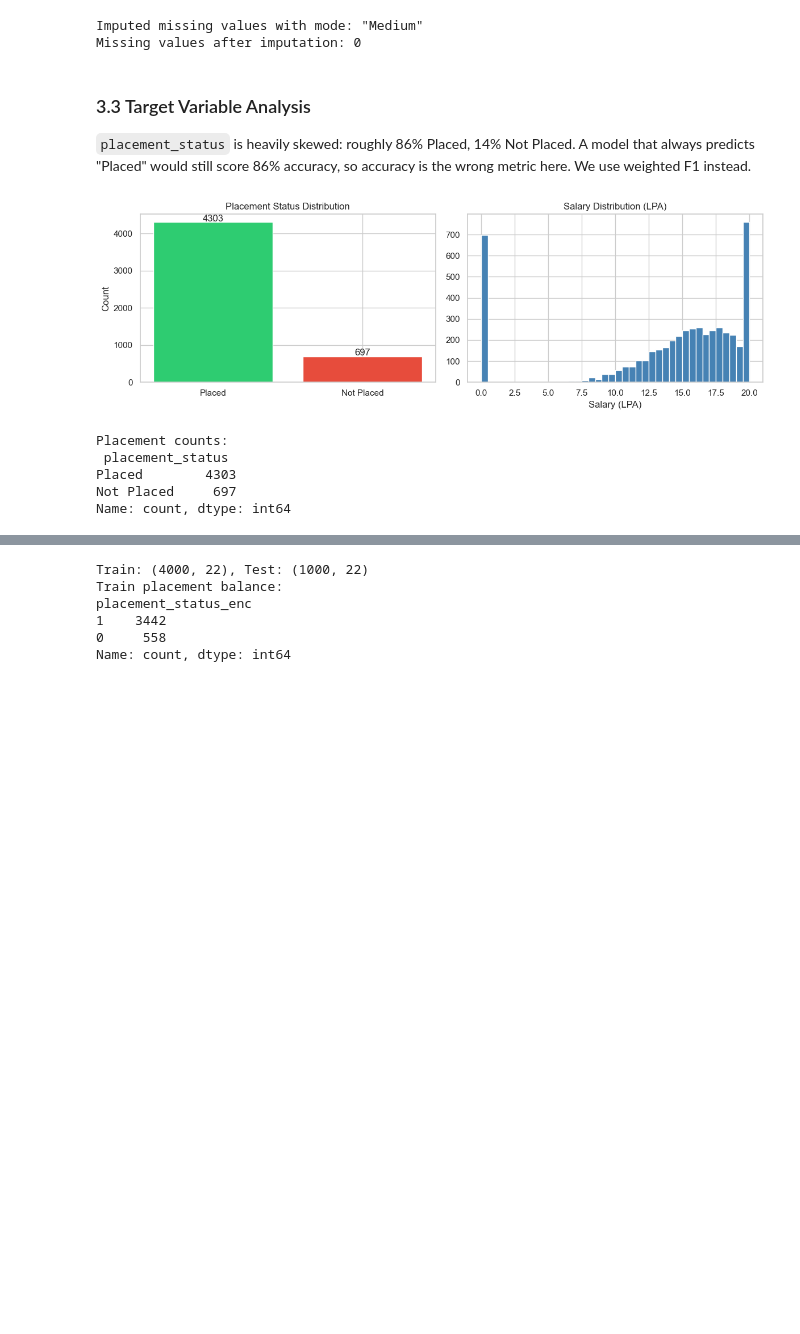
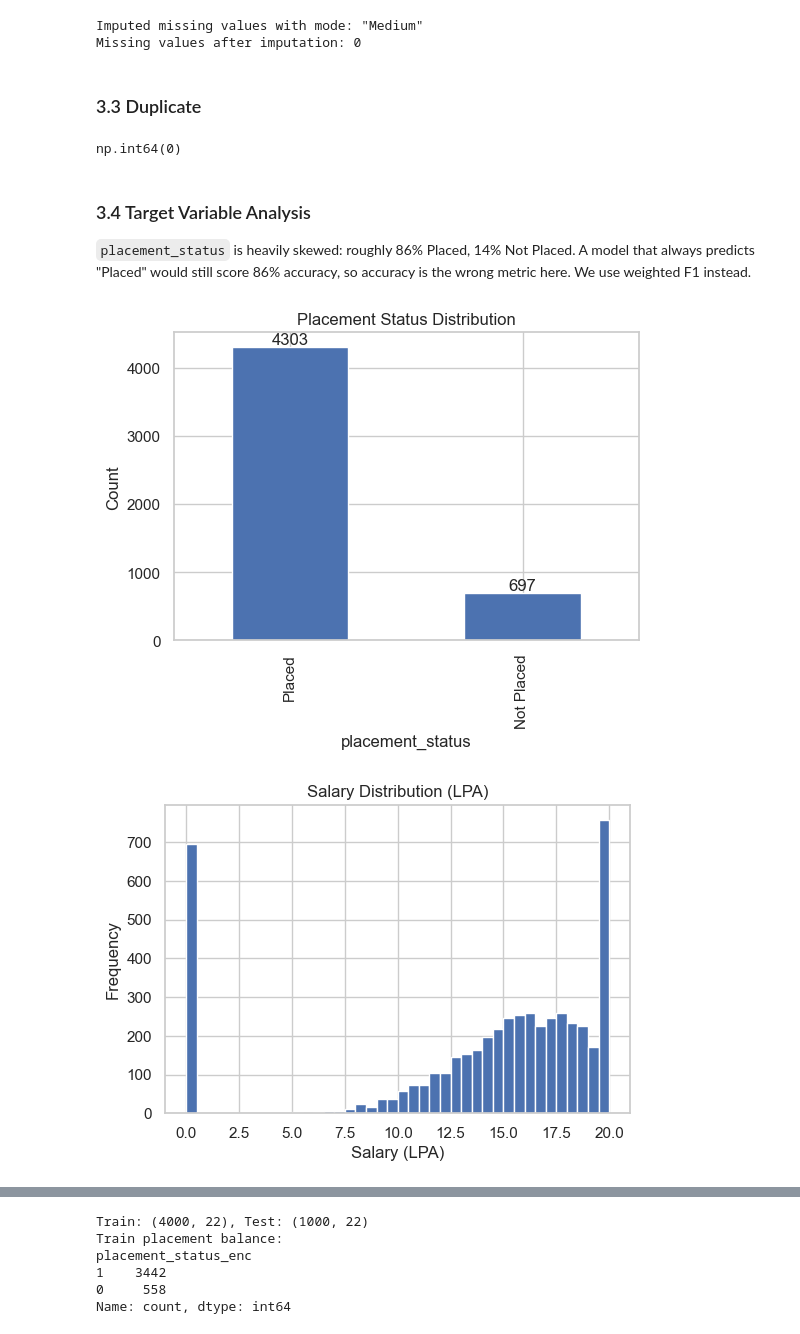
Before and after one commit to Kenrockender/UTS-MD, a Jupyter notebook: notebook.ipynb, the cells around one changed output, grey strips where cells are left out. Drawn from its saved outputs; the diff is of its cells as text; code cells hidden in the pictures; blank space fills up the shorter version.

```diff
--- a/notebook.ipynb
+++ b/notebook.ipynb
@@ -105,33 +106,34 @@ print('Missing values after imputation:', df.isnull().sum().sum())
 # %% [output]
 Imputed missing values with mode: "Medium"
 Missing values after imputation: 0
+# %% [markdown]
+### 3.3 Duplicate
+# %%
+df.duplicated().sum()
+# %% [output]
+np.int64(0)
 # %% [markdown]
-### 3.3 Target Variable Analysis
+### 3.4 Target Variable Analysis
 `placement_status`  is heavily skewed: roughly 86% Placed, 14% Not Placed. A model that always predicts "Placed" would still score 86% accuracy, so accuracy is the wrong metric here. We use weighted F1 instead.
 # %%
-fig, axes = plt.subplots(1, 2, figsize=(12, 4))
-
 # Classification target
-counts = df['placement_status'].value_counts()
-axes[0].bar(counts.index, counts.values, color=['#2ecc71', '#e74c3c'])
-axes[0].set_title('Placement Status Distribution')
-axes[0].set_ylabel('Count')
-for i, v in enumerate(counts.values):
-    axes[0].text(i, v + 30, str(v), ha='center')
+ax = df['placement_status'].value_counts().plot.bar(
+    title='Placement Status Distribution',
+    ylabel='Count',
+    figsize=(6, 4)
+)
+ax.bar_label(ax.containers[0])
+plt.show()
 
 # Regression target
-df['salary_lpa'].hist(ax=axes[1], bins=40, color='steelblue', edgecolor='white')
-axes[1].set_title('Salary Distribution (LPA)')
-axes[1].set_xlabel('Salary (LPA)')
-
-plt.tight_layout()
+df['salary_lpa'].plot.hist(
+    bins=40,
+    title='Salary Distribution (LPA)',
+    figsize=(6, 4)
+)
+plt.xlabel('Salary (LPA)')
 plt.show()
-print('Placement counts:\n', counts)
 # %% [output]
-[figure, old version]
+[figure, new version]
-Placement counts:
- placement_status
-Placed        4303
-Not Placed     697
-Name: count, dtype: int64
+[figure, added]
 # %% [markdown]
```
Also changed, not shown: parts of 15 cells of this notebook, 4 other files.
